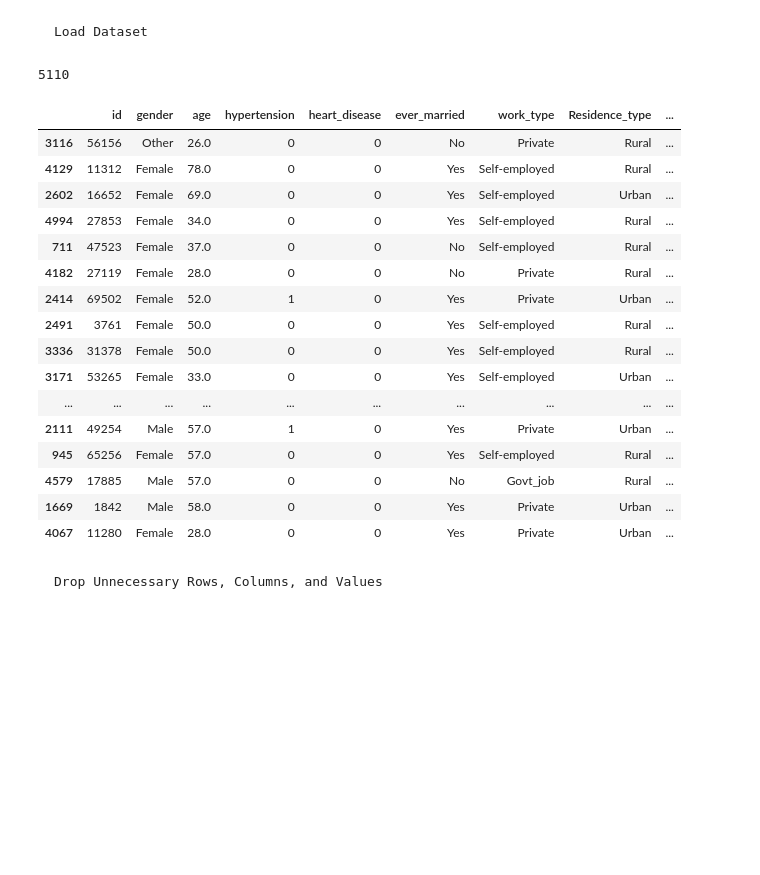
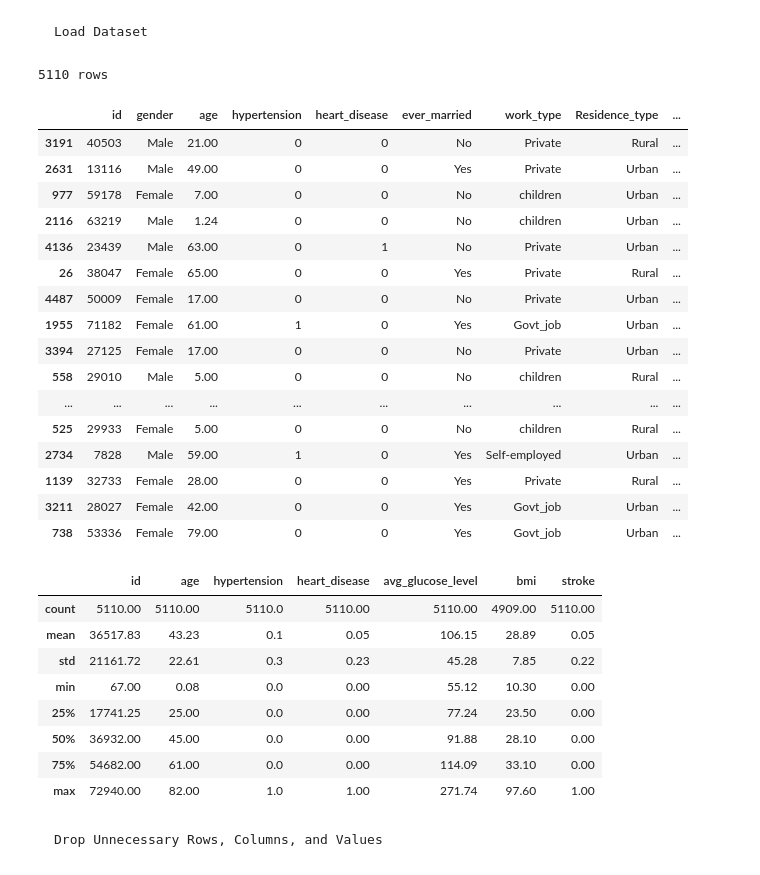
Before and after one commit to MaxDorris/MachineLearningProject, a Jupyter notebook: 1_cleaning.ipynb, the cells around one changed output. Drawn from its saved outputs; the diff is of its cells as text; code cells hidden in the pictures; blank space fills up the shorter version.

```diff
--- a/1_cleaning.ipynb
+++ b/1_cleaning.ipynb
@@ -12,27 +12,40 @@ from sklearn.preprocessing import MinMaxScaler, LabelEncoder, StandardScaler
 # %%
 file = 'Resources/stroke.csv'
 stroke_df = pd.read_csv(file)
-print(len(stroke_df))
+print(f'{len(stroke_df)} rows')
 stroke_df.sample(20) # visually unbalanced
 # %% [output]
-5110
+5110 rows
 |  | id | gender | age | hypertension | heart_disease | ever_married | work_type | Residence_type | ... |
-| 3116 | 56156 | Other | 26.0 | 0 | 0 | No | Private | Rural | ... |
-| 4129 | 11312 | Female | 78.0 | 0 | 0 | Yes | Self-employed | Rural | ... |
-| 2602 | 16652 | Female | 69.0 | 0 | 0 | Yes | Self-employed | Urban | ... |
-| 4994 | 27853 | Female | 34.0 | 0 | 0 | Yes | Self-employed | Rural | ... |
-| 711 | 47523 | Female | 37.0 | 0 | 0 | No | Self-employed | Rural | ... |
-| 4182 | 27119 | Female | 28.0 | 0 | 0 | No | Private | Rural | ... |
-| 2414 | 69502 | Female | 52.0 | 1 | 0 | Yes | Private | Urban | ... |
-| 2491 | 3761 | Female | 50.0 | 0 | 0 | Yes | Self-employed | Rural | ... |
-| 3336 | 31378 | Female | 50.0 | 0 | 0 | Yes | Self-employed | Rural | ... |
-| 3171 | 53265 | Female | 33.0 | 0 | 0 | Yes | Self-employed | Urban | ... |
+| 3191 | 40503 | Male | 21.00 | 0 | 0 | No | Private | Rural | ... |
+| 2631 | 13116 | Male | 49.00 | 0 | 0 | Yes | Private | Urban | ... |
+| 977 | 59178 | Female | 7.00 | 0 | 0 | No | children | Urban | ... |
+| 2116 | 63219 | Male | 1.24 | 0 | 0 | No | children | Urban | ... |
+| 4136 | 23439 | Male | 63.00 | 0 | 1 | No | Private | Urban | ... |
+| 26 | 38047 | Female | 65.00 | 0 | 0 | Yes | Private | Rural | ... |
+| 4487 | 50009 | Female | 17.00 | 0 | 0 | No | Private | Urban | ... |
+| 1955 | 71182 | Female | 61.00 | 1 | 0 | Yes | Govt_job | Urban | ... |
+| 3394 | 27125 | Female | 17.00 | 0 | 0 | No | Private | Urban | ... |
+| 558 | 29010 | Male | 5.00 | 0 | 0 | No | children | Rural | ... |
 | ... | ... | ... | ... | ... | ... | ... | ... | ... | ... |
-| 2111 | 49254 | Male | 57.0 | 1 | 0 | Yes | Private | Urban | ... |
-| 945 | 65256 | Female | 57.0 | 0 | 0 | Yes | Self-employed | Rural | ... |
-| 4579 | 17885 | Male | 57.0 | 0 | 0 | No | Govt_job | Rural | ... |
-| 1669 | 1842 | Male | 58.0 | 0 | 0 | Yes | Private | Urban | ... |
-| 4067 | 11280 | Female | 28.0 | 0 | 0 | Yes | Private | Urban | ... |
+| 525 | 29933 | Female | 5.00 | 0 | 0 | No | children | Rural | ... |
+| 2734 | 7828 | Male | 59.00 | 1 | 0 | Yes | Self-employed | Urban | ... |
+| 1139 | 32733 | Female | 28.00 | 0 | 0 | Yes | Private | Rural | ... |
+| 3211 | 28027 | Female | 42.00 | 0 | 0 | Yes | Govt_job | Urban | ... |
+| 738 | 53336 | Female | 79.00 | 0 | 0 | Yes | Govt_job | Urban | ... |
+# %%
+# statistical summary of numerical data
+stroke_df.describe().round(2)
+# %% [output]
+|  | id | age | hypertension | heart_disease | avg_glucose_level | bmi | stroke |
+| count | 5110.00 | 5110.00 | 5110.0 | 5110.00 | 5110.00 | 4909.00 | 5110.00 |
+| mean | 36517.83 | 43.23 | 0.1 | 0.05 | 106.15 | 28.89 | 0.05 |
+| std | 21161.72 | 22.61 | 0.3 | 0.23 | 45.28 | 7.85 | 0.22 |
+| min | 67.00 | 0.08 | 0.0 | 0.00 | 55.12 | 10.30 | 0.00 |
+| 25% | 17741.25 | 25.00 | 0.0 | 0.00 | 77.24 | 23.50 | 0.00 |
+| 50% | 36932.00 | 45.00 | 0.0 | 0.00 | 91.88 | 28.10 | 0.00 |
+| 75% | 54682.00 | 61.00 | 0.0 | 0.00 | 114.09 | 33.10 | 0.00 |
+| max | 72940.00 | 82.00 | 1.0 | 1.00 | 271.74 | 97.60 | 1.00 |
 # %% [markdown]
     Drop Unnecessary Rows, Columns, and Values
 # %%
```
Also changed, not shown: parts of 25 cells of this notebook.
